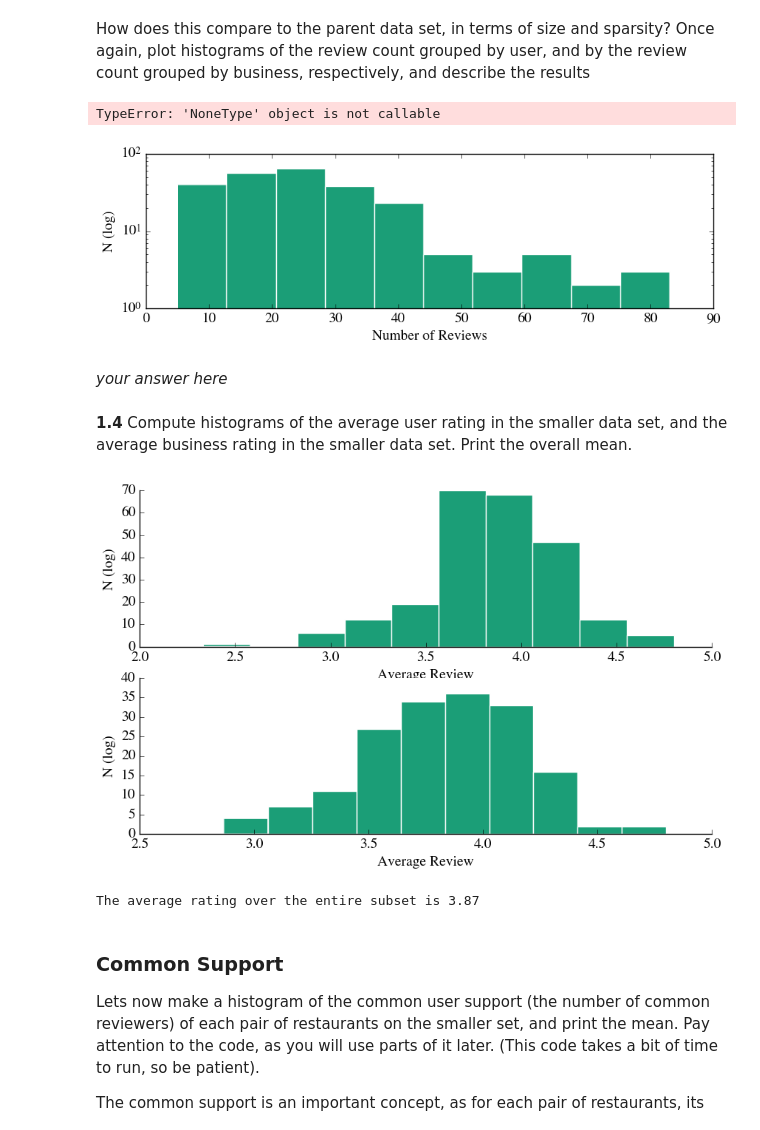
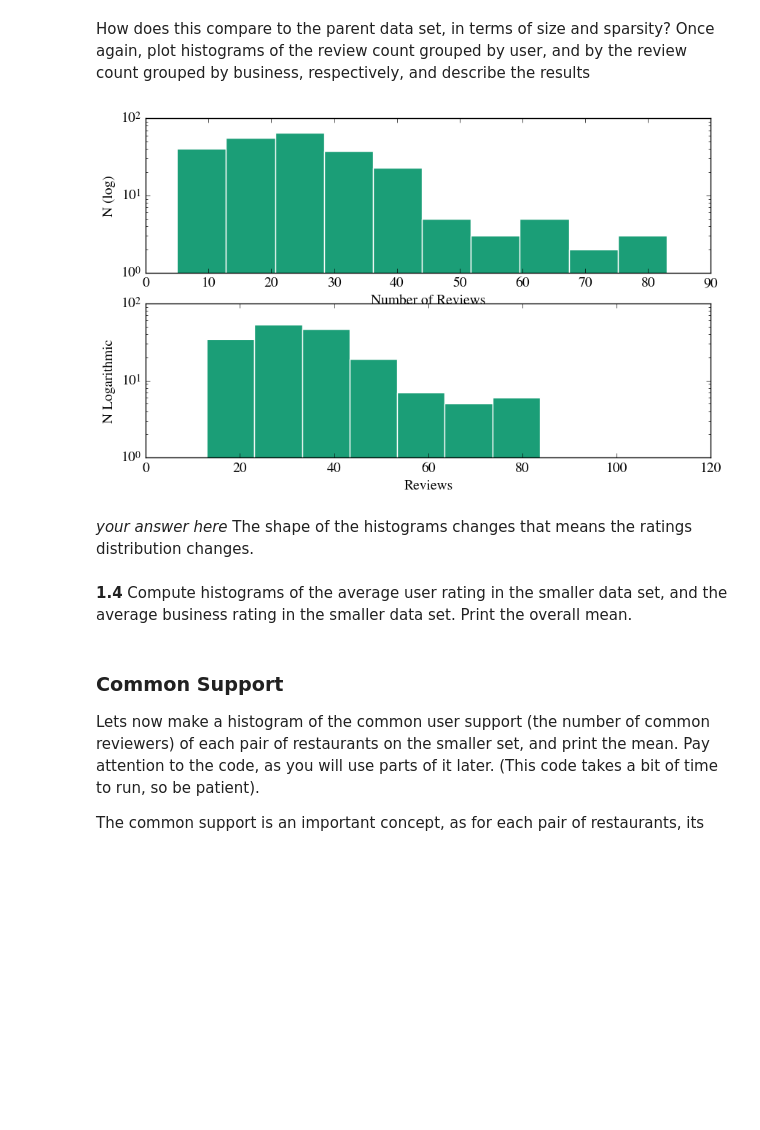
Before and after one commit to Hazbenz/DataScienceCS599, a Jupyter notebook: Homework4/HW4.ipynb, the cells around one changed output. Drawn from its saved outputs; the diff is of its cells as text; code cells hidden in the pictures; blank space fills up the shorter version.

```diff
--- a/Homework4/HW4.ipynb
+++ b/Homework4/HW4.ipynb
@@ -133,0 +121,3 @@ fulldf.head()
+# %%
+fulldf=pd.read_csv("data/bigdf.csv")
+fulldf.head()
@@ -307,22 +304,19 @@ How does this compare to the parent data set, in terms of size and sparsity? Onc
 # %%
 #your code here
 fig = plt.figure()
 ax1 = fig.add_subplot(211)
 ax1.hist(smalldf.groupby('user_id').review_id.count(), log=True)
 ax1.set_xlabel("Number of Reviews")
 ax1.set_ylabel("N (log)")
-fig.figure()
 ax2 = fig.add_subplot(212)
 ax2.hist(smalldf.groupby('business_id').review_id.count(), log=True)
 ax2.set_xlabel("Reviews")
 ax2.set_ylabel("N Logarithmic")
-fig.figure()
 fig.show()
 # %% [output]
-TypeError: 'NoneType' object is not callable
-[figure, old version]
+[figure, new version]
-# %% [markdown]
-*your answer here*
+# %% [markdown]
+*your answer here* The shape of the histograms changes that means the ratings distribution changes.
 # %% [markdown]
 **1.4** Compute histograms of the average user rating in the smaller data set, and the average business rating in the smaller data set. Print the overall mean.
 # %%
@@ -345,9 +339,6 @@ remove_border()
 plt.show()
 
 print("The average rating over the entire subset is %.02f" % smalldf.stars.mean())
-# %% [output]
-[figure, removed]
-The average rating over the entire subset is 3.87
 # %% [markdown]
 ### Common Support
 
```
Also changed, not shown: parts of 12 cells of this notebook.
